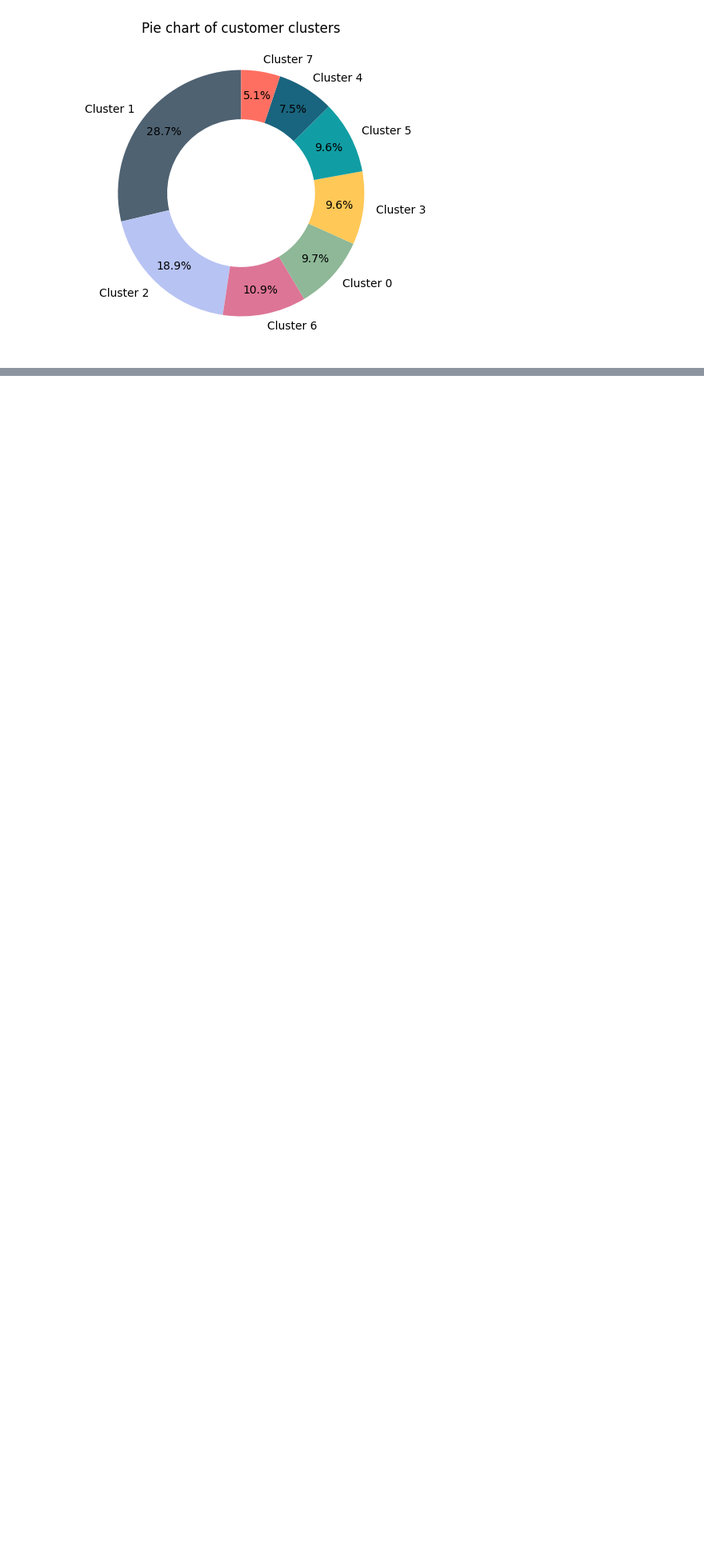
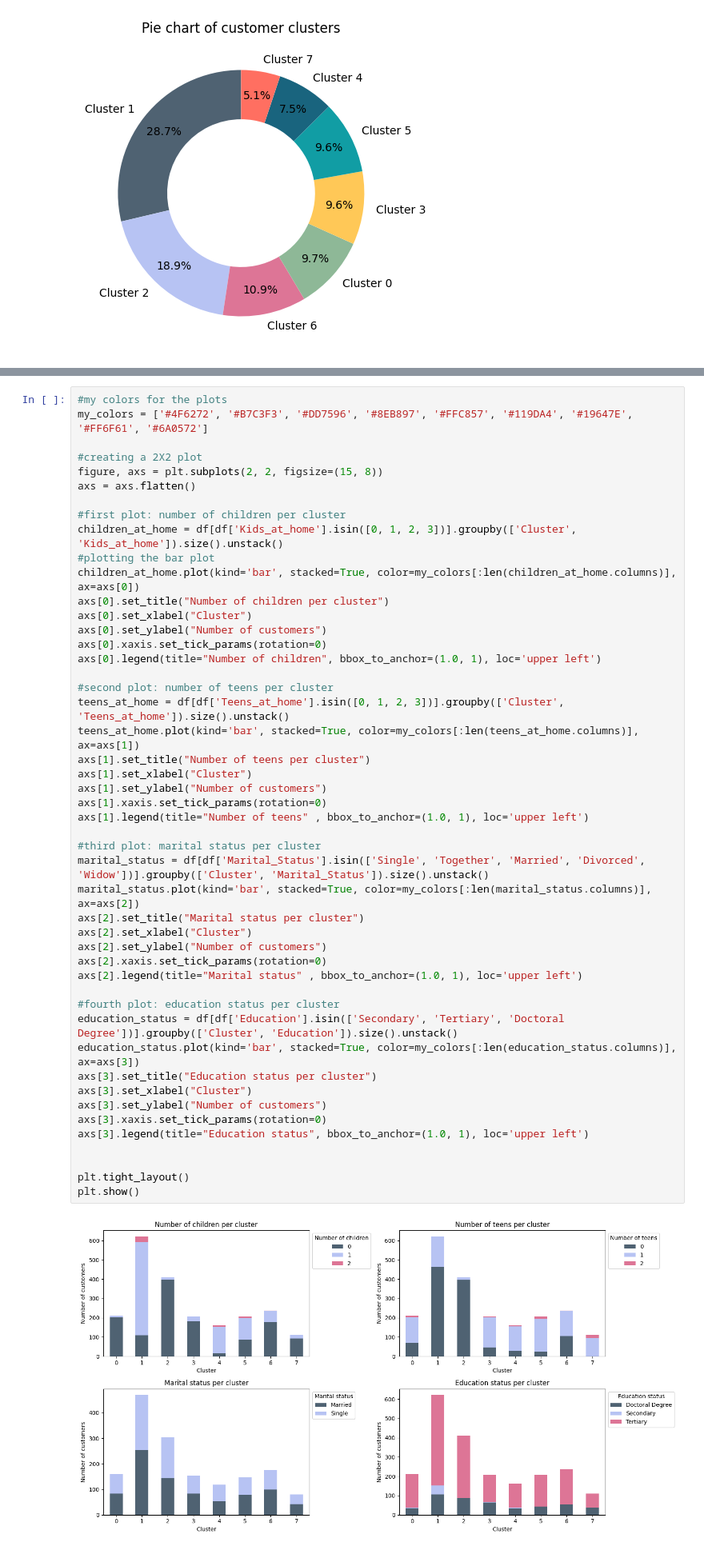
Before and after one commit to dalimvc/DS-Mini-project, a Jupyter notebook: miniProjectAssignmentDaliborMirkovic.ipynb, the cells around one changed output, grey strips where cells are left out. Shown at 80% size. Drawn from its saved outputs; the diff is of its cells as text; blank space fills up the shorter version.

```diff
--- a/miniProjectAssignmentDaliborMirkovic.ipynb
+++ b/miniProjectAssignmentDaliborMirkovic.ipynb
@@ -1225,6 +1225,56 @@ plt.subplots_adjust(hspace=0.5, wspace=0.3)
 plt.show()
 # %% [output]
 [figure]
+# %%
+#my colors for the plots
+my_colors = ['#4F6272', '#B7C3F3', '#DD7596', '#8EB897', '#FFC857', '#119DA4', '#19647E', '#FF6F61', '#6A0572']
+
+#creating a 2X2 plot
+figure, axs = plt.subplots(2, 2, figsize=(15, 8))
+axs = axs.flatten()
+
+#first plot: number of children per cluster
+children_at_home = df[df['Kids_at_home'].isin([0, 1, 2, 3])].groupby(['Cluster', 'Kids_at_home']).size().unstack()
+#plotting the bar plot
+children_at_home.plot(kind='bar', stacked=True, color=my_colors[:len(children_at_home.columns)], ax=axs[0])
+axs[0].set_title("Number of children per cluster")
+axs[0].set_xlabel("Cluster")
+axs[0].set_ylabel("Number of customers")
+axs[0].xaxis.set_tick_params(rotation=0)
+axs[0].legend(title="Number of children", bbox_to_anchor=(1.0, 1), loc='upper left')
+
+#second plot: number of teens per cluster
+teens_at_home = df[df['Teens_at_home'].isin([0, 1, 2, 3])].groupby(['Cluster', 'Teens_at_home']).size().unstack()
+teens_at_home.plot(kind='bar', stacked=True, color=my_colors[:len(teens_at_home.columns)], ax=axs[1])
+axs[1].set_title("Number of teens per cluster")
+axs[1].set_xlabel("Cluster")
+axs[1].set_ylabel("Number of customers")
+axs[1].xaxis.set_tick_params(rotation=0)
+axs[1].legend(title="Number of teens" , bbox_to_anchor=(1.0, 1), loc='upper left')
+
+#third plot: marital status per cluster
+marital_status = df[df['Marital_Status'].isin(['Single', 'Together', 'Married', 'Divorced', 'Widow'])].groupby(['Cluster', 'Marital_Status']).size().unstack()
+marital_status.plot(kind='bar', stacked=True, color=my_colors[:len(marital_status.columns)], ax=axs[2])
+axs[2].set_title("Marital status per cluster")
+axs[2].set_xlabel("Cluster")
+axs[2].set_ylabel("Number of customers")
+axs[2].xaxis.set_tick_params(rotation=0)
+axs[2].legend(title="Marital status" , bbox_to_anchor=(1.0, 1), loc='upper left')
+
+#fourth plot: education status per cluster
+education_status = df[df['Education'].isin(['Secondary', 'Tertiary', 'Doctoral Degree'])].groupby(['Cluster', 'Education']).size().unstack()
+education_status.plot(kind='bar', stacked=True, color=my_colors[:len(education_status.columns)], ax=axs[3])
+axs[3].set_title("Education status per cluster")
+axs[3].set_xlabel("Cluster")
+axs[3].set_ylabel("Number of customers")
+axs[3].xaxis.set_tick_params(rotation=0)
+axs[3].legend(title="Education status", bbox_to_anchor=(1.0, 1), loc='upper left')
+
+
+plt.tight_layout()
+plt.show()
+# %% [output]
+[figure, added]
 # %%
 figure, axs = plt.subplots(1, 2, figsize=(15, 5))
 axs = axs.flatten()
```
Also changed, not shown: parts of 1 cell of this notebook, 1 other file.
